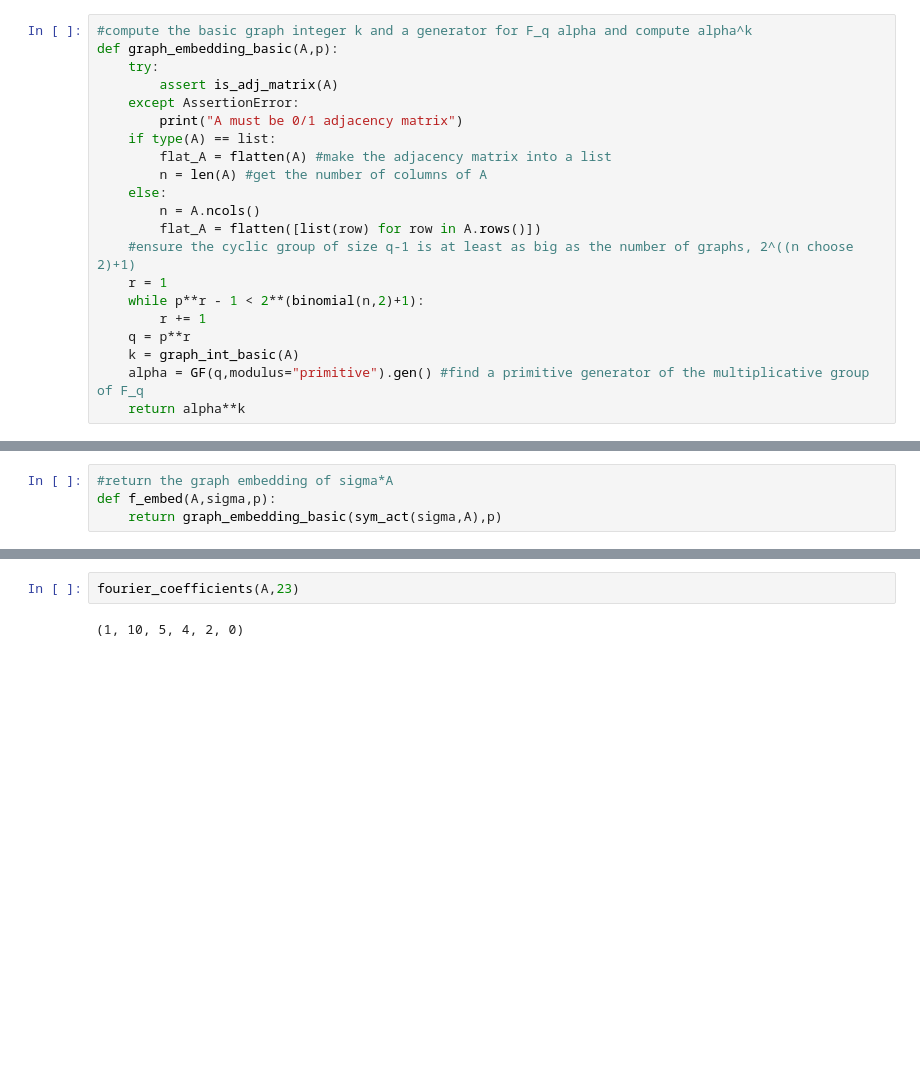
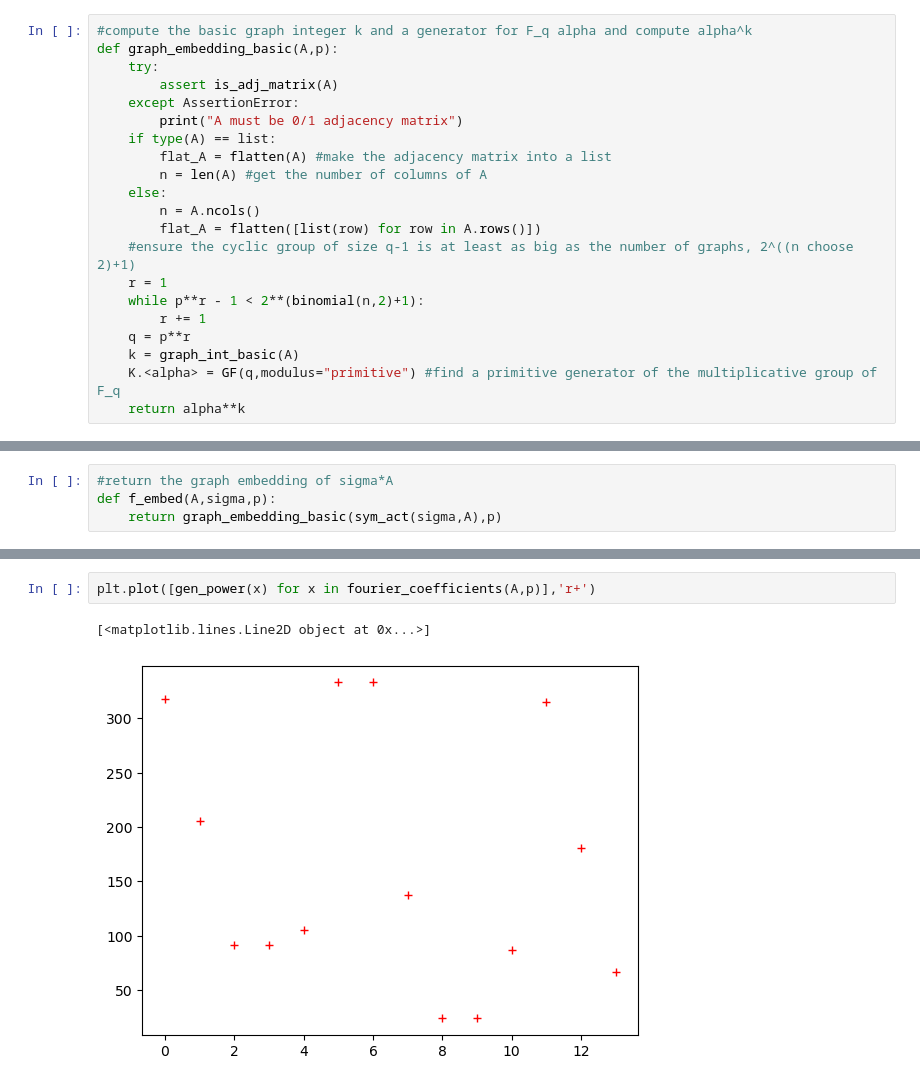
Before and after one commit to jacksonwalters/embedding-graphs-finite-fields, a Jupyter notebook: embedding_graphs_finite_fields.ipynb, the cells around one changed output, grey strips where cells are left out. Cells and saved outputs as stored; diff of their text form; blank space fills up the shorter version.

```diff
--- a/embedding_graphs_finite_fields.ipynb
+++ b/embedding_graphs_finite_fields.ipynb
@@ -98,7 +98,7 @@ def graph_embedding_basic(A,p):
         r += 1
     q = p**r
     k = graph_int_basic(A)
-    alpha = GF(q,modulus="primitive").gen() #find a primitive generator of the multiplicative group of F_q
+    K.<alpha> = GF(q,modulus="primitive") #find a primitive generator of the multiplicative group of F_q
     return alpha**k
 # %%
 #define the action of the symmetric group on graphs
@@ -166,4 +160,5 @@ SymmetricGroup(3).algebra(GF(5)).dft()
 # %%
-fourier_coefficients(A,23)
+plt.plot([gen_power(x) for x in fourier_coefficients(A,p)],'r+')
 # %% [output]
-(1, 10, 5, 4, 2, 0)
+[<matplotlib.lines.Line2D object at 0x...>]
+[figure, added]
```
Also changed, not shown: parts of 9 cells of this notebook.
